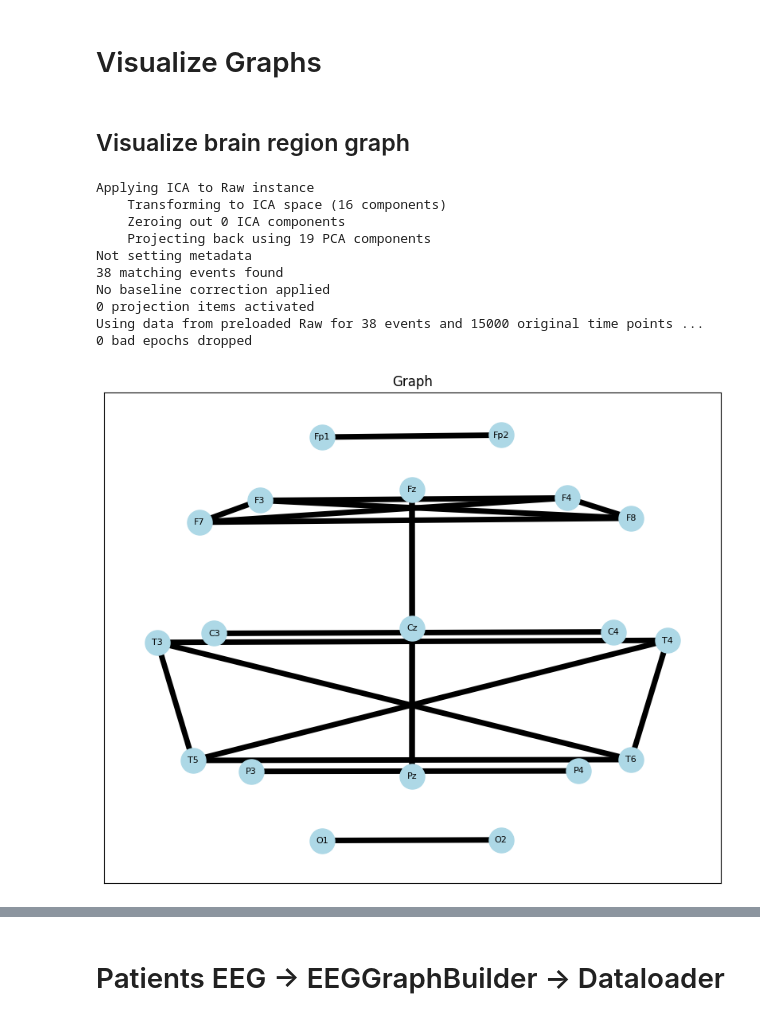
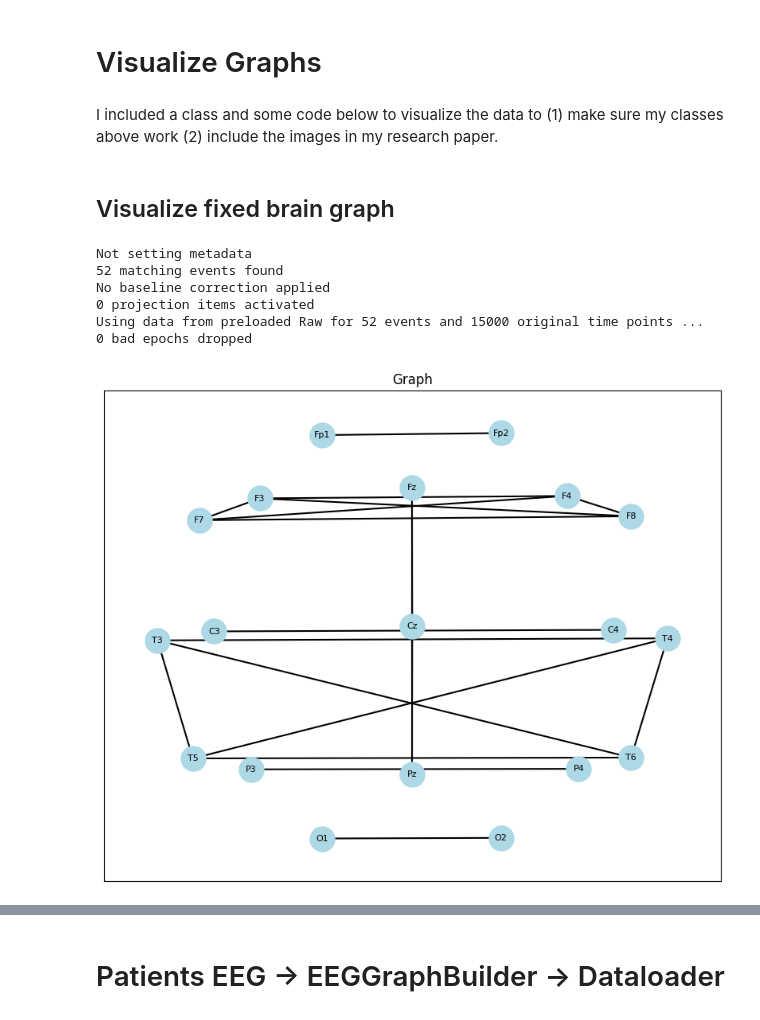
Before and after one commit to decodingthebrain/graph-alzheimers, a Jupyter notebook: main.ipynb, the cells around one changed output, grey strips where cells are left out. Cells and saved outputs as stored; diff of their text form; code cells hidden in the pictures.

```diff
--- a/main.ipynb
+++ b/main.ipynb
@@ -328,12 +414,35 @@ class EEGGraphPyG(EEGGraphBuilder):
         return data
 # %% [markdown]
 # Visualize Graphs
+# %% [markdown]
+I included a class and some code below to visualize the data to (1) make sure my classes above work (2) include the images in my research paper.
 # %%
 class EEGGraphPlot():
+    """
+    Visualization for EEG functional connectivity graphs.
+
+    Attributes:
+        builder (EEGGraphBuilder): An instance of the builder containing
+            the raw EEG info and channel montage.
+    """
     def __init__(self, eeg_builder_obj):
         self.builder = eeg_builder_obj
 
     def plot(self, adj_matrix, title='Graph'):
+        """
+        Visualizes a 2D graph representation of node connectivity.
+
+        This method extracts 3D electrode coordinates from the MNE montage,
+        projects them to 2D, and uses NetworkX to draw nodes and weighted
+        edges based on the input adjacency matrix.
+
+        Args:
+            adj_matrix (np.ndarray): A square (n_channels x n_channels)
+                connectivity matrix (e.g., PLV, Correlation).
+            title (str, optional): The title for the Matplotlib figure.
+                Defaults to 'Graph'.
+        """
+
         node_labels = self.builder.raw.ch_names
 
         # Montage info
@@ -356,41 +465,37 @@ class EEGGraphPlot():
 
         # Draw variable edge width based on fc weight
         edges, weights = zip(*nx.get_edge_attributes(G,'weight').items())
-        nx.draw_networkx_edges(G, pos, edgelist=edges, width=np.array(weights)*5)
+        nx.draw_networkx_edges(G, pos, edgelist=edges, width=np.array(weights)*1.5)
 
         plt.show()
 # %% [markdown]
-## Visualize brain region graph
+## Visualize fixed brain graph
 # %%
 # Load data
-file_path = '/Users/jasonlee/Desktop/code_stuff/graph/dataset/openneuro - AD/regular/sub-001_task-eyesclosed_eeg (2).set'
+file_path = '/Users/jasonlee/Desktop/personal_projects/alzheimers/graph/dataset/openneuro - AD/regular/sub-005_task-eyesclosed_eeg.set'
 eeg_obj = EEGGraphBuilder(file_path)
 eeg_obj.create_epoch()
 
 # Generate matrix
 adj_list = [
             ('Fp1', 'Fp2'),
             ('O1', 'O2'),
             ('Fz', 'Cz'), ('Fz', 'Pz'), ('Cz', 'Pz'),
             ('F7', 'F3'), ('F7', 'F4'), ('F7', 'F8'), ('F3', 'F4'), ('F3', 'F8'), ('F4', 'F8'),
             ('C3', 'C4'),
             ('T3', 'T5'), ('T3', 'T4'), ('T3', 'T6'), ('T4', 'T6'), ('T5', 'T6'), ('T4', 'T5'),
             ('P3', 'P4')
             ]
 fc_matrix, _, _ = eeg_obj.compute_edge_brain_region(adj_list)
 
 # Pass the eeg_obj to the plotter
 plotter = EEGGraphPlot(eeg_obj)
 plotter.plot(fc_matrix)
 # %% [output]
-Applying ICA to Raw instance
-    Transforming to ICA space (16 components)
-    Zeroing out 0 ICA components
-    Projecting back using 19 PCA components
 Not setting metadata
-38 matching events found
+52 matching events found
 No baseline correction applied
 0 projection items activated
-Using data from preloaded Raw for 38 events and 15000 original time points ...
+Using data from preloaded Raw for 52 events and 15000 original time points ...
 0 bad epochs dropped
-[figure, old version]
+[figure, new version]
```
Also changed, not shown: parts of 23 cells of this notebook, 3 other files.
